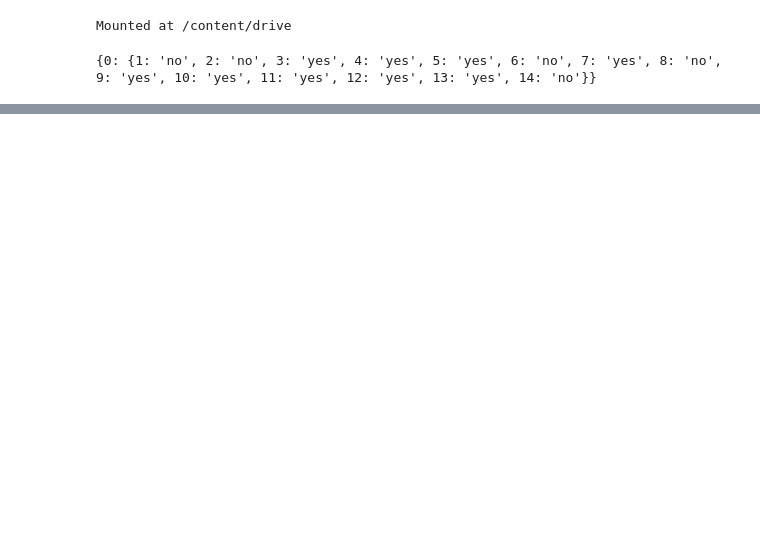
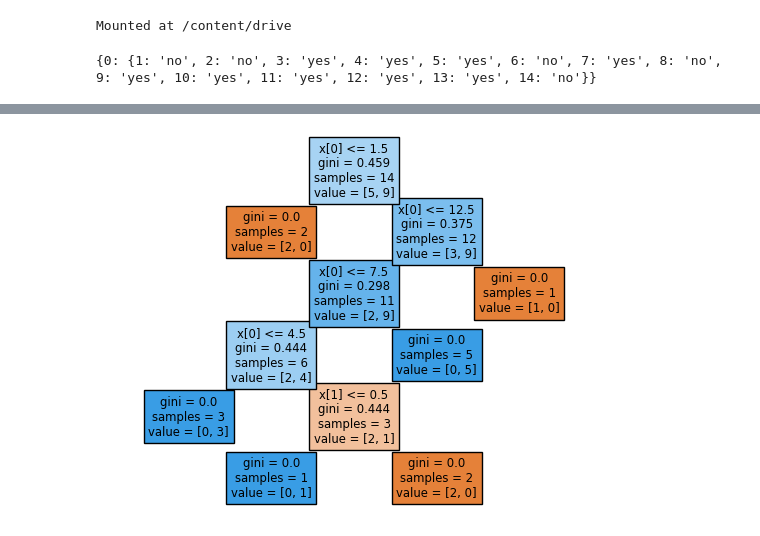
Before and after one commit to boazgajja/-Realtime-Ecommerce-Data-Pipeline-Analaytics-Dashboard, a Jupyter notebook: decisiontree.ipynb, the cells around one changed output, grey strips where cells are left out. Drawn from its saved outputs; the diff is of its cells as text; code cells hidden in the pictures; blank space fills up the shorter version.

```diff
--- a/decisiontree.ipynb
+++ b/decisiontree.ipynb
@@ -58,8 +58,7 @@ from sklearn.tree import DecisionTreeClassifier
 from sklearn import tree
 import matplotlib.pyplot as plt
 
-data = pd.read_csv(/content/drive/MyDrive/Colab Notebooks/CSE 303/LAB7:decision tree/dataset.csv
-‘)
+data = pd.read_csv('/content/drive/MyDrive/Colab Notebooks/CSE 303/LAB7:decision tree/dataset.csv')
 X = data.iloc[:, :-1]
 y = data.iloc[:, -1]
 
@@ -77,2 +75,3 @@ SyntaxError: invalid character '‘' (U+2018) (<ipython-input-5-450b9e51fc7b>, l
+[figure, added]
 # %%
 #second using inbuilt functions
```
Also changed, not shown: parts of 1 cell of this notebook.
